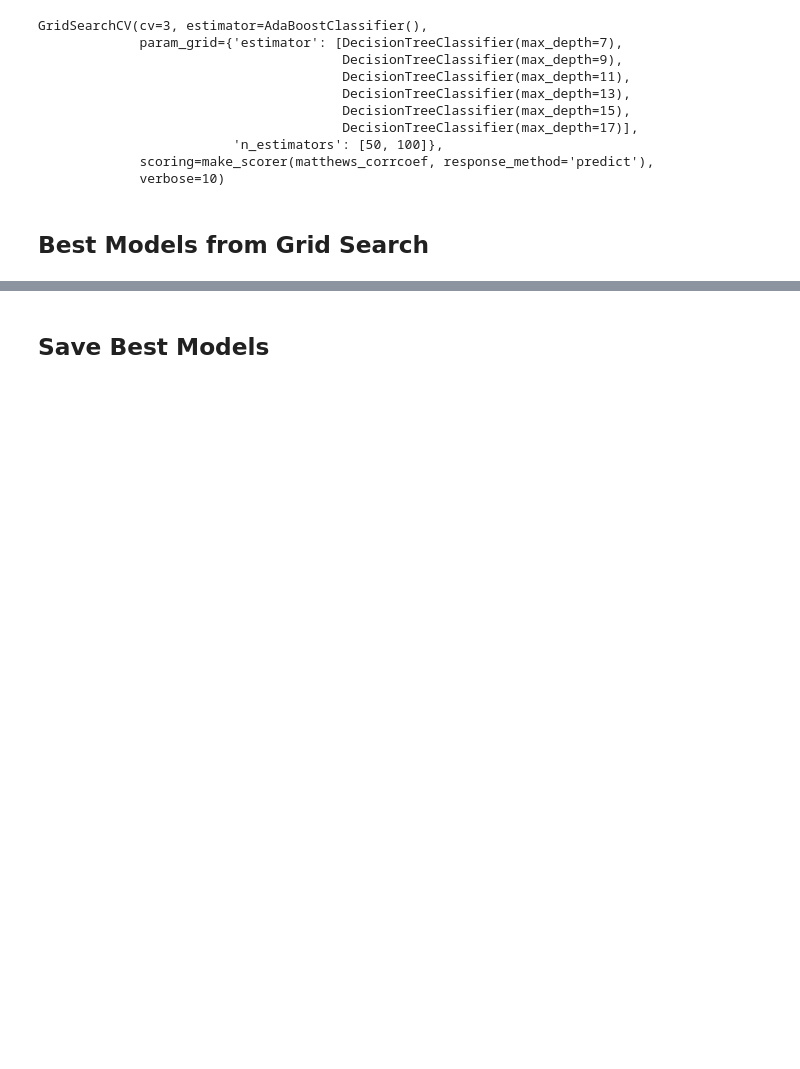
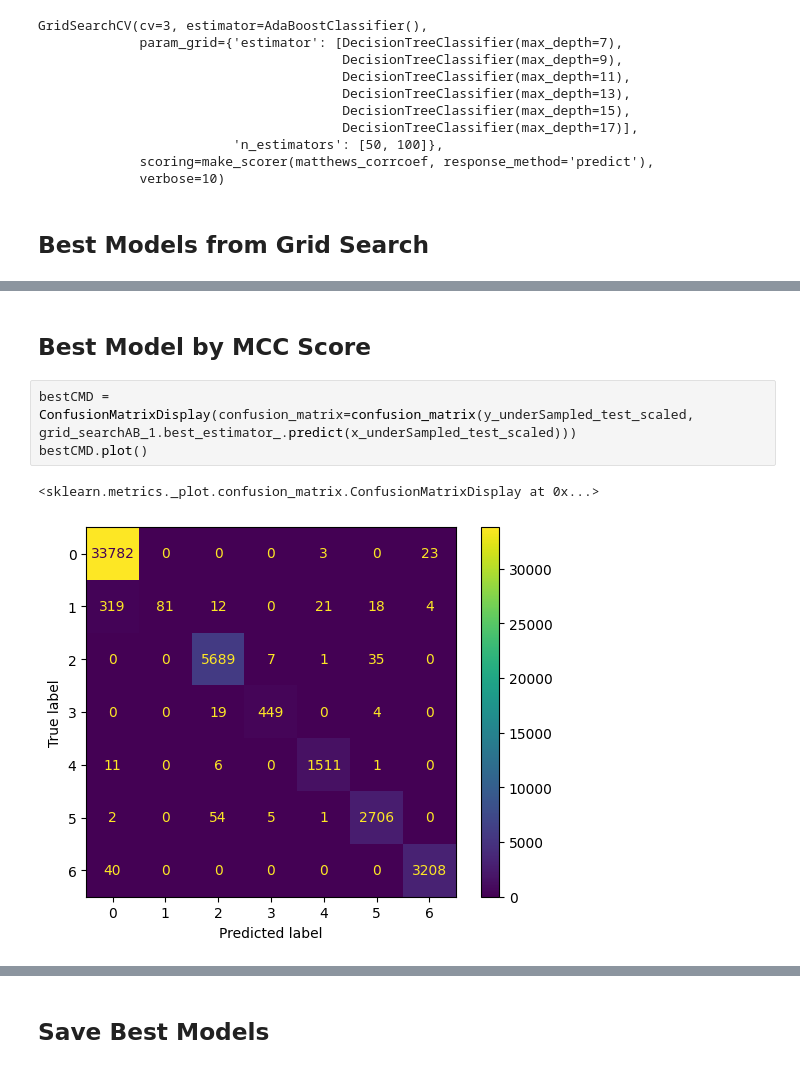
Before and after one commit to Sb4345/CSCI-635-1-Group-5, a Jupyter notebook: code/Ensemble.ipynb, the cells around one changed output, grey strips where cells are left out. Saved outputs shown, nothing was run; the diff lists cells and outputs as text; blank space fills up the shorter version.

```diff
--- a/code/Ensemble.ipynb
+++ b/code/Ensemble.ipynb
@@ -475,0 +468,8 @@ Even:  {'estimator': DecisionTreeClassifier(max_depth=15), 'n_estimators': 100}
+# %% [markdown]
+## Best Model by MCC Score
+# %%
+bestCMD = ConfusionMatrixDisplay(confusion_matrix=confusion_matrix(y_underSampled_test_scaled, grid_searchAB_1.best_estimator_.predict(x_underSampled_test_scaled)))
+bestCMD.plot()
+# %% [output]
+<sklearn.metrics._plot.confusion_matrix.ConfusionMatrixDisplay at 0x...>
+[figure, added]
```
Also changed, not shown: parts of 36 cells of this notebook, 1 other file.
